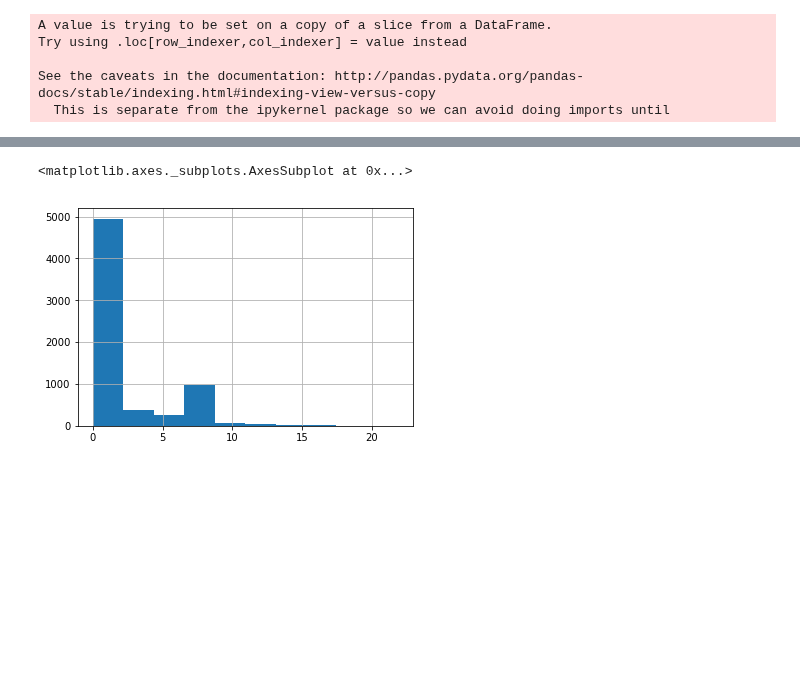
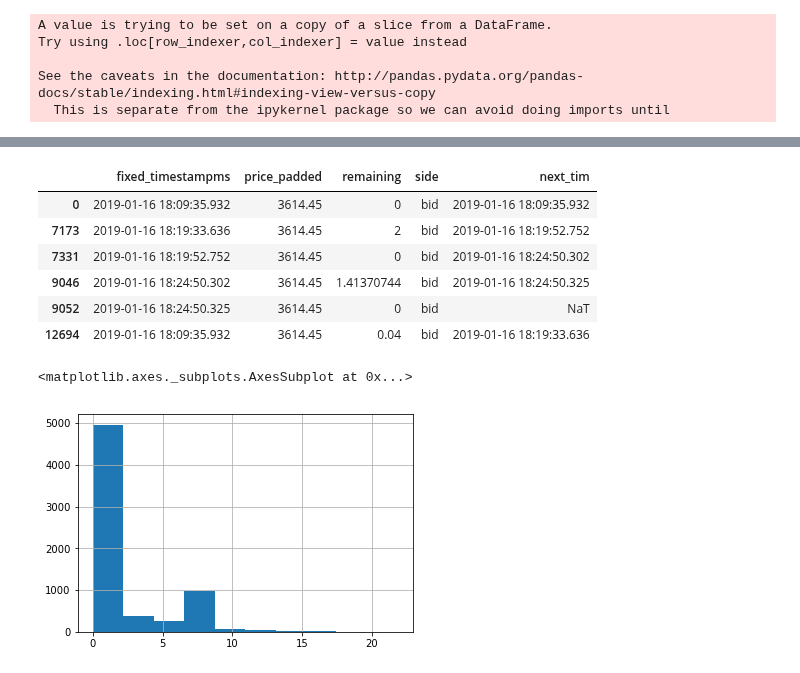
Before and after one commit to gautsi/gen-purpose-repo, a Jupyter notebook: gemini/FormatGemimiDataVer2.ipynb, the cells around one changed output, grey strips where cells are left out. Saved outputs shown, nothing was run; the diff lists cells and outputs as text; code cells hidden in the pictures; blank space fills up the shorter version.

```diff
--- a/gemini/FormatGemimiDataVer2.ipynb
+++ b/gemini/FormatGemimiDataVer2.ipynb
@@ -194,6 +218,16 @@ interest_changes_in_trades_range.iloc[:10]
 | 33 | 2019-01-16 18:09:37.308 | 3615.99 | 0.36 | bid | 2019-01-16 18:09:37.609 |
 | 37 | 2019-01-16 18:09:37.570 | 3620.42 | 0.518 | bid | 2019-01-16 18:09:39.077 |
 | 38 | 2019-01-16 18:09:37.609 | 3615.99 | 0.44 | bid | 2019-01-16 18:09:37.709 |
+# %%
+interest_changes_in_trades_range[interest_changes_in_trades_range.price_padded == "3614.45"]
+# %% [output]
+|  | fixed_timestampms | price_padded | remaining | side | next_tim |
+| 0 | 2019-01-16 18:09:35.932 | 3614.45 | 0 | bid | 2019-01-16 18:09:35.932 |
+| 7173 | 2019-01-16 18:19:33.636 | 3614.45 | 2 | bid | 2019-01-16 18:19:52.752 |
+| 7331 | 2019-01-16 18:19:52.752 | 3614.45 | 0 | bid | 2019-01-16 18:24:50.302 |
+| 9046 | 2019-01-16 18:24:50.302 | 3614.45 | 1.41370744 | bid | 2019-01-16 18:24:50.325 |
+| 9052 | 2019-01-16 18:24:50.325 | 3614.45 | 0 | bid | NaT |
+| 12694 | 2019-01-16 18:09:35.932 | 3614.45 | 0.04 | bid | 2019-01-16 18:19:33.636 |
 # %%
 interest_changes_in_trades_range.remaining.astype("float").hist()
 # %% [output]
```
Also changed, not shown: parts of 27 cells of this notebook, 1 other file.
